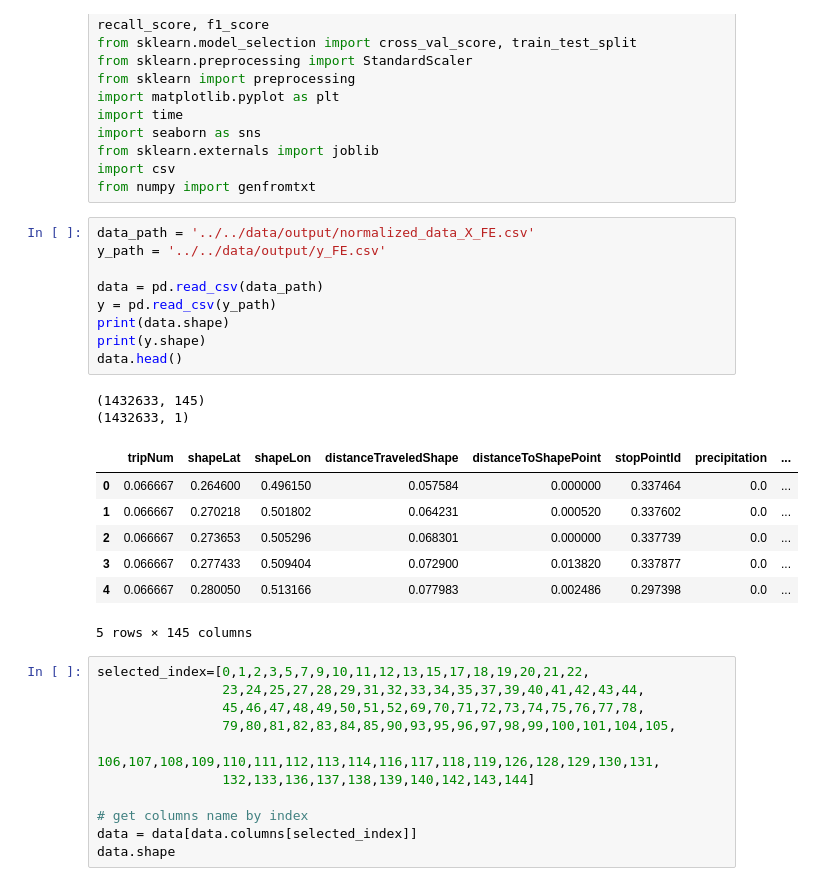
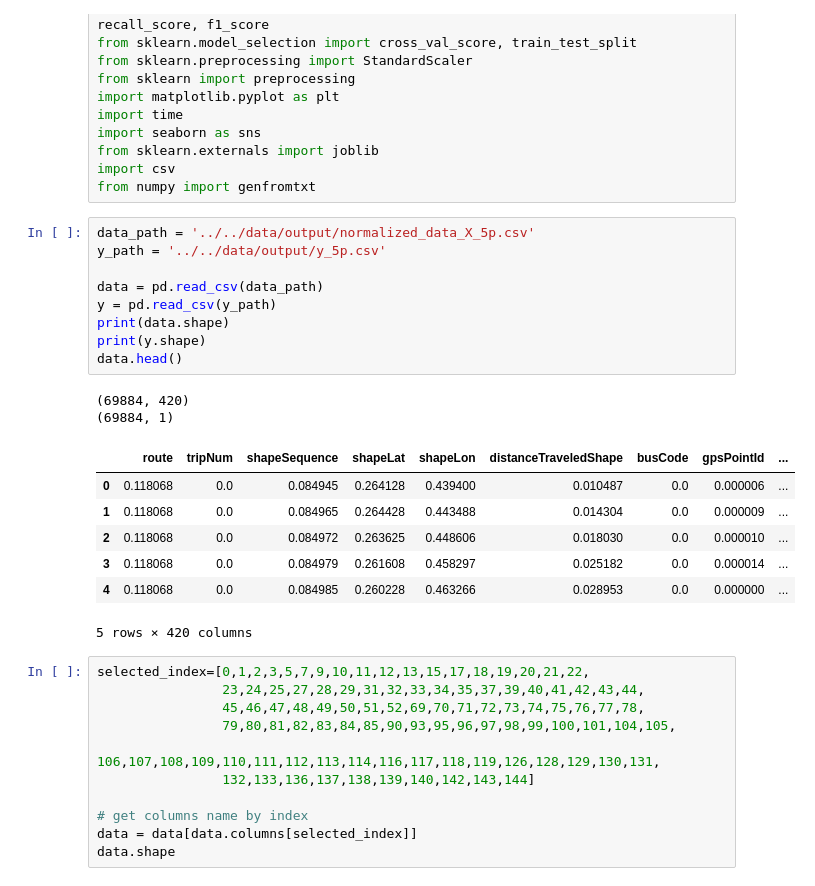
Before and after one commit to veruskasantos/INESProject, a Jupyter notebook: workspace/Model Prediction/Testing models/RandomForest/RandomForest.ipynb, the cells around one changed output. Saved outputs shown, nothing was run; the diff lists cells and outputs as text.

Commit message:
Testinf ensemble with same data of RVM tests

```diff
--- a/workspace/Model Prediction/Testing models/RandomForest/RandomForest.ipynb
+++ b/workspace/Model Prediction/Testing models/RandomForest/RandomForest.ipynb
@@ -14,24 +14,24 @@ from sklearn.externals import joblib
 import csv
 from numpy import genfromtxt
 # %%
-data_path = '../../data/output/normalized_data_X_FE.csv'
-y_path = '../../data/output/y_FE.csv'
+data_path = '../../data/output/normalized_data_X_5p.csv'
+y_path = '../../data/output/y_5p.csv'
 
 data = pd.read_csv(data_path)
 y = pd.read_csv(y_path)
 print(data.shape)
 print(y.shape)
 data.head()
 # %% [output]
-(1432633, 145)
-(1432633, 1)
+(69884, 420)
+(69884, 1)
-|  | tripNum | shapeLat | shapeLon | distanceTraveledShape | distanceToShapePoint | stopPointId | precipitation | ... |
-| 0 | 0.066667 | 0.264600 | 0.496150 | 0.057584 | 0.000000 | 0.337464 | 0.0 | ... |
-| 1 | 0.066667 | 0.270218 | 0.501802 | 0.064231 | 0.000520 | 0.337602 | 0.0 | ... |
-| 2 | 0.066667 | 0.273653 | 0.505296 | 0.068301 | 0.000000 | 0.337739 | 0.0 | ... |
-| 3 | 0.066667 | 0.277433 | 0.509404 | 0.072900 | 0.013820 | 0.337877 | 0.0 | ... |
-| 4 | 0.066667 | 0.280050 | 0.513166 | 0.077983 | 0.002486 | 0.297398 | 0.0 | ... |
+|  | route | tripNum | shapeSequence | shapeLat | shapeLon | distanceTraveledShape | busCode | gpsPointId | ... |
+| 0 | 0.118068 | 0.0 | 0.084945 | 0.264128 | 0.439400 | 0.010487 | 0.0 | 0.000006 | ... |
+| 1 | 0.118068 | 0.0 | 0.084965 | 0.264428 | 0.443488 | 0.014304 | 0.0 | 0.000009 | ... |
+| 2 | 0.118068 | 0.0 | 0.084972 | 0.263625 | 0.448606 | 0.018030 | 0.0 | 0.000010 | ... |
+| 3 | 0.118068 | 0.0 | 0.084979 | 0.261608 | 0.458297 | 0.025182 | 0.0 | 0.000014 | ... |
+| 4 | 0.118068 | 0.0 | 0.084985 | 0.260228 | 0.463266 | 0.028953 | 0.0 | 0.000000 | ... |
-5 rows × 145 columns
+5 rows × 420 columns
 # %%
 selected_index=[0,1,2,3,5,7,9,10,11,12,13,15,17,18,19,20,21,22,
                 23,24,25,27,28,29,31,32,33,34,35,37,39,40,41,42,43,44,
```
Also changed, not shown: parts of 8 cells of this notebook, 7 other files.
